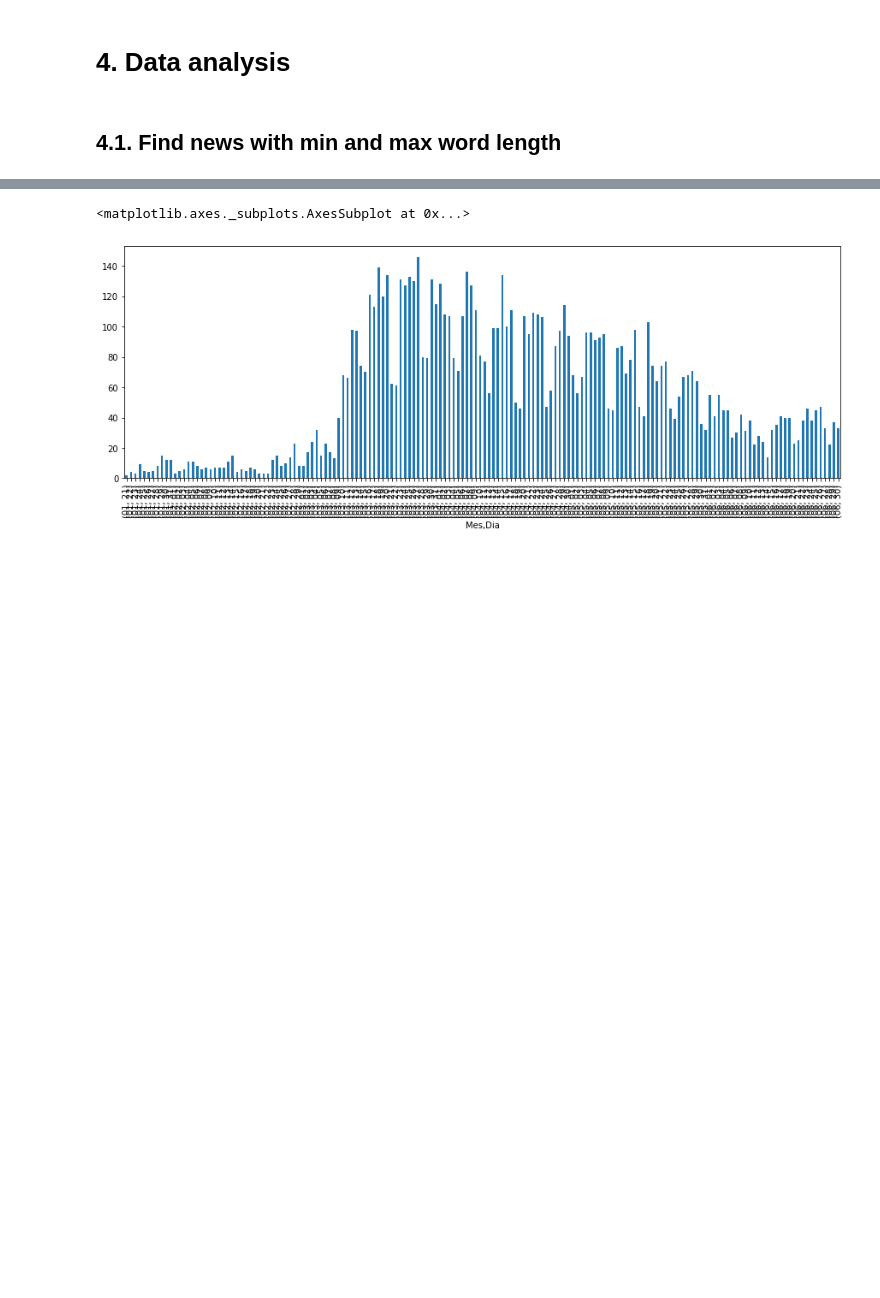
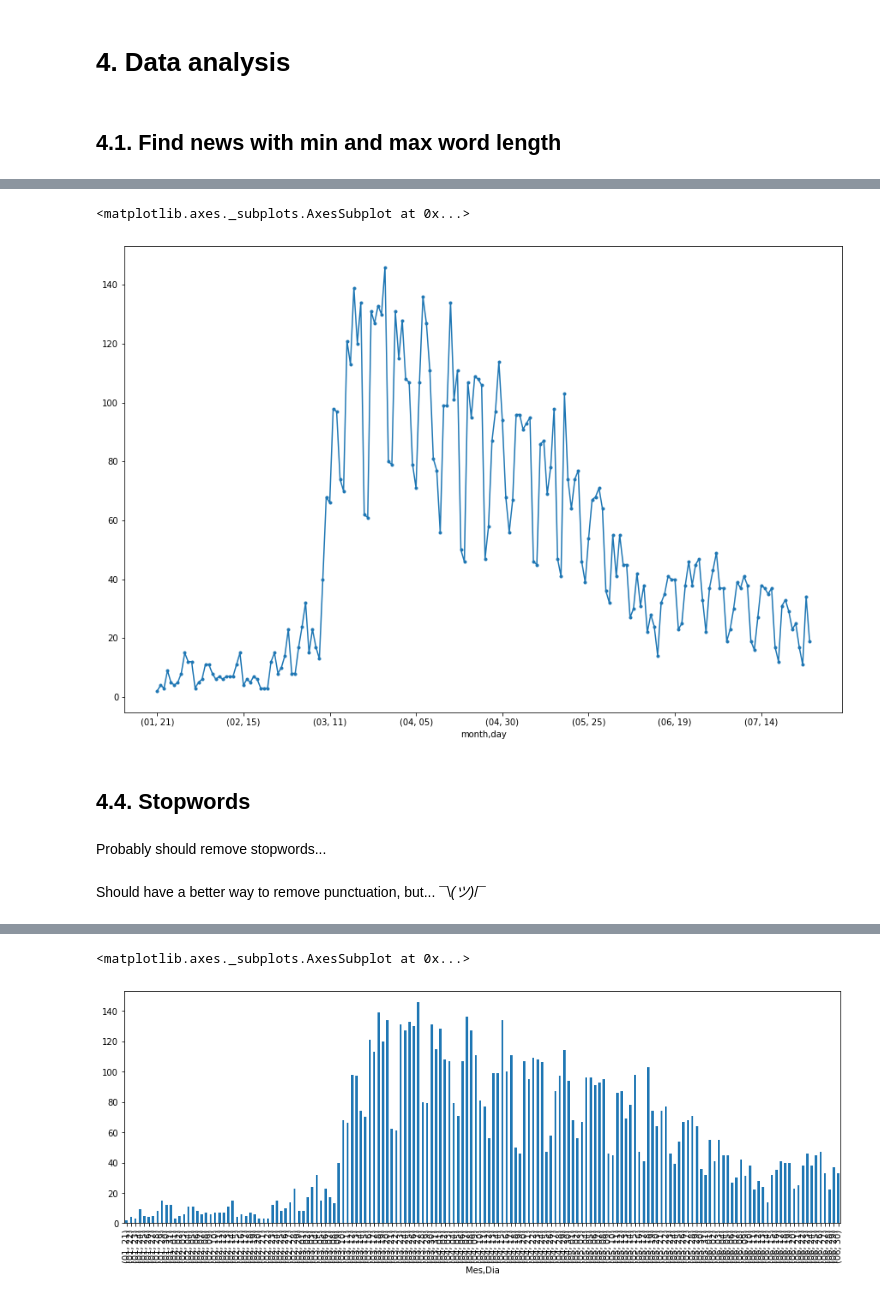
Before and after one commit to dssg-pt/miniproject-sentimentanalysis-covid, a Jupyter notebook: notebooks/news_analysis.ipynb, the cells around one changed output, grey strips where cells are left out. Drawn from its saved outputs; the diff is of its cells as text; code cells hidden in the pictures; blank space fills up the shorter version.

```diff
--- a/notebooks/news_analysis.ipynb
+++ b/notebooks/news_analysis.ipynb
@@ -170,5 +245,17 @@ sns.distplot(df_publico_ml['Titulo_length'].values)
+# %%
+df_publico.groupby(['month', 'day']).count()['titulo'].plot(figsize=(15,10), marker='.')
+# %% [output]
+<matplotlib.axes._subplots.AxesSubplot at 0x...>
+[figure, added]
+# %% [markdown]
+## 4.4. Stopwords
+# %% [markdown]
+Probably should remove stopwords...
 # %%
 stopwords = nltk.corpus.stopwords.words('portuguese')
+# %% [markdown]
+Should have a better way to remove punctuation, but...
+¯\\_(ツ)_/¯
 # %%
 punctuation = ["\\", "|", "!", "\"", "#", "$", "%",
                "&", "/", "(", ")", "=", "?", ",", ";",
```
Also changed, not shown: parts of 33 cells of this notebook.
